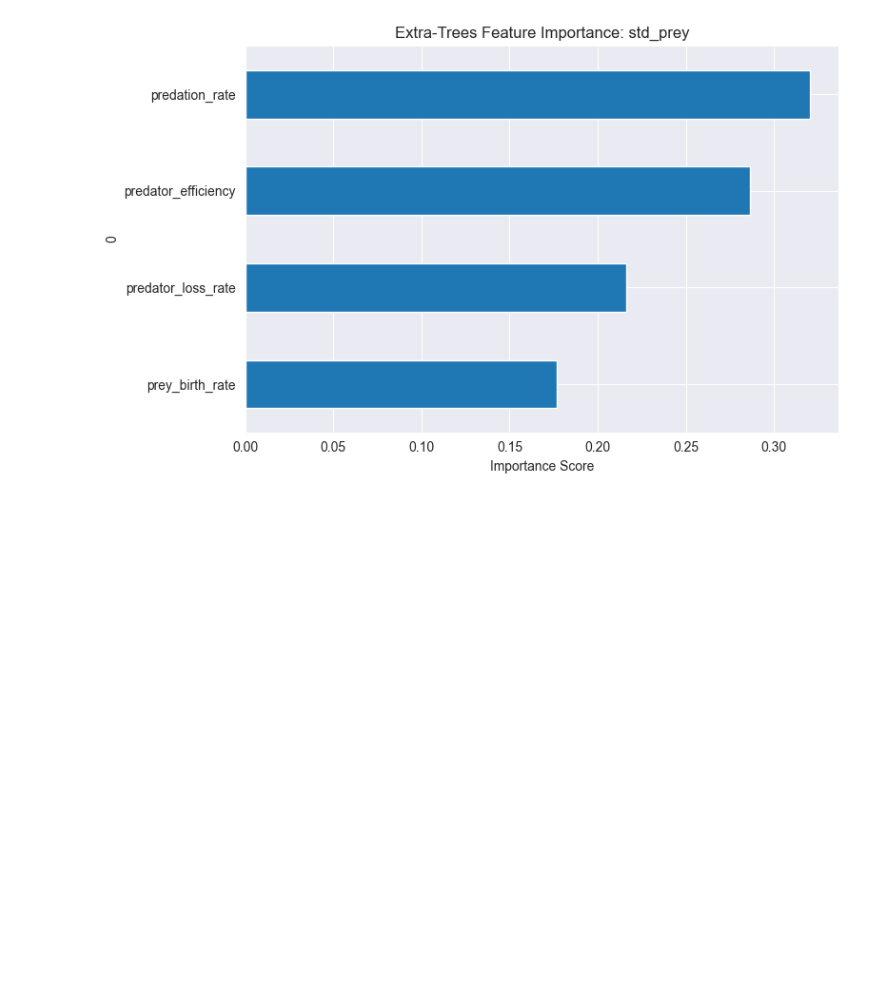
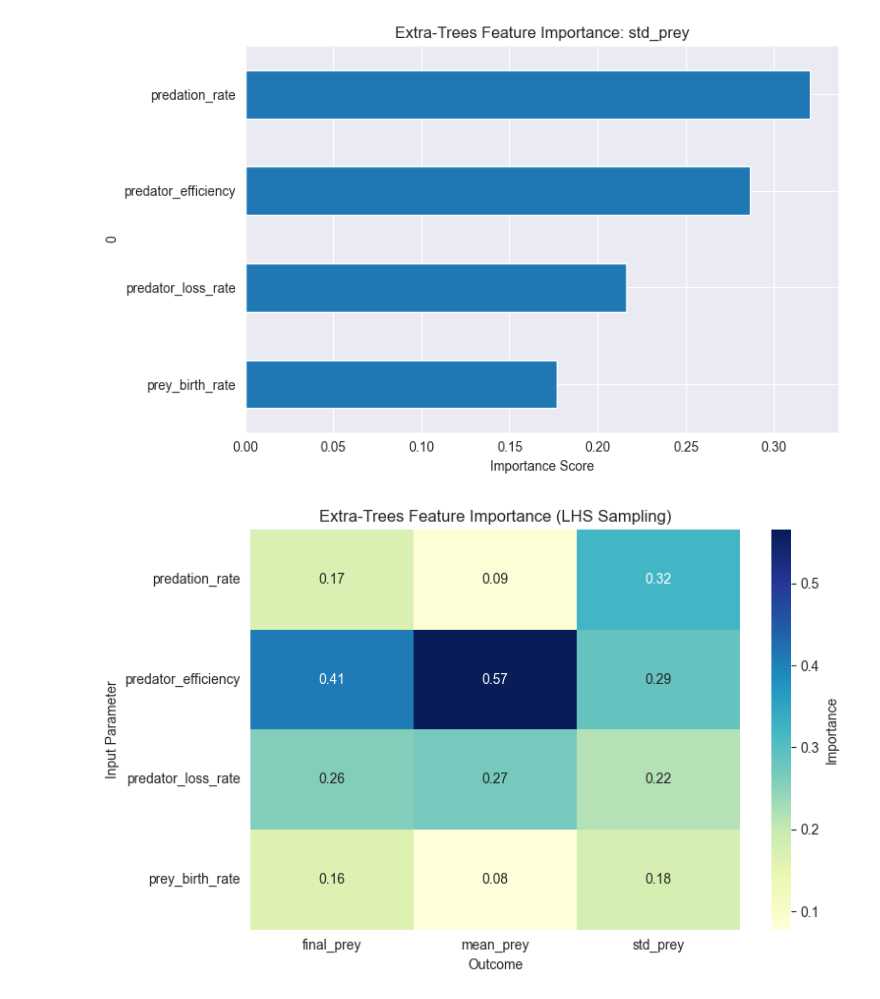
Before and after one commit to adaprecup/decision_making_assignments, a Jupyter notebook: Week 3-4 - vulnerability analysis/assignment 6 - sensitivity analysis.ipynb, the cells around one changed output. Cells and saved outputs as stored; diff of their text form; code cells hidden in the pictures; blank space fills up the shorter version.

```diff
--- a/Week 3-4 - vulnerability analysis/assignment 6 - sensitivity analysis.ipynb
+++ b/Week 3-4 - vulnerability analysis/assignment 6 - sensitivity analysis.ipynb
@@ -368,3 +368,21 @@ for outcome_name in df_metrics.columns:
 [figure]
 [figure]
 [figure]
+# %%
+import seaborn as sns
+import matplotlib.pyplot as plt
+
+# Heatmap plot function
+def plot_feature_score_heatmap(score_df, title):
+    plt.figure(figsize=(8, 5))
+    sns.heatmap(score_df, annot=True, cmap='YlGnBu', fmt=".2f", cbar_kws={'label': 'Importance'})
+    plt.title(title)
+    plt.ylabel("Input Parameter")
+    plt.xlabel("Outcome")
+    plt.tight_layout()
+    plt.show()
+
+# Call the function on the result from get_feature_scores_all
+plot_feature_score_heatmap(all_scores, "Extra-Trees Feature Importance (LHS Sampling)")
+# %% [output]
+[figure, added]
```
Also changed, not shown: 1 other file.
